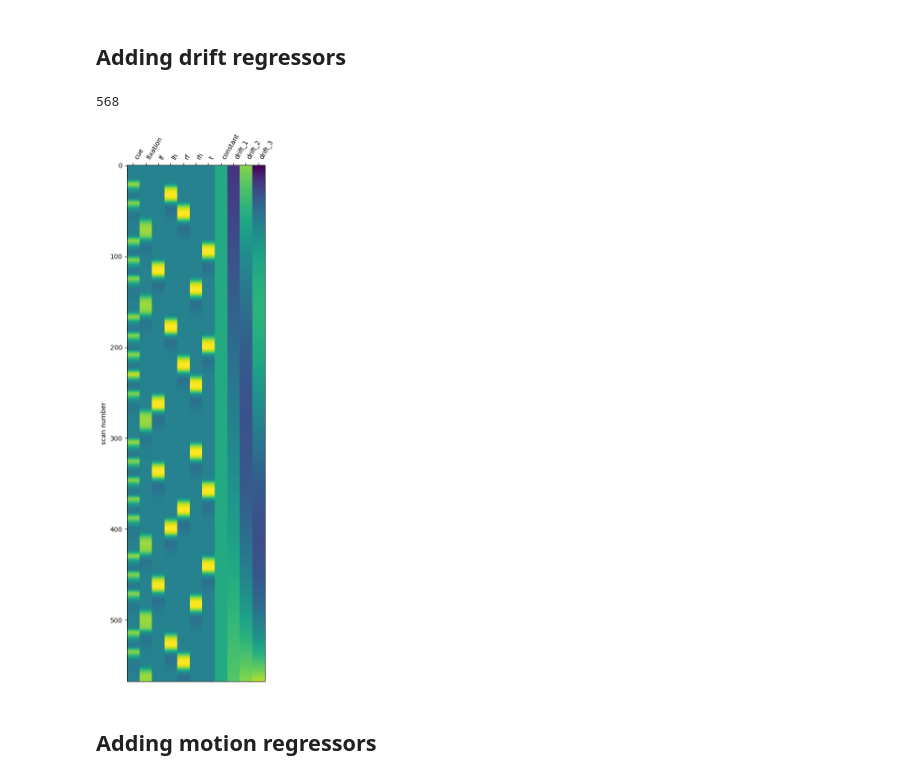
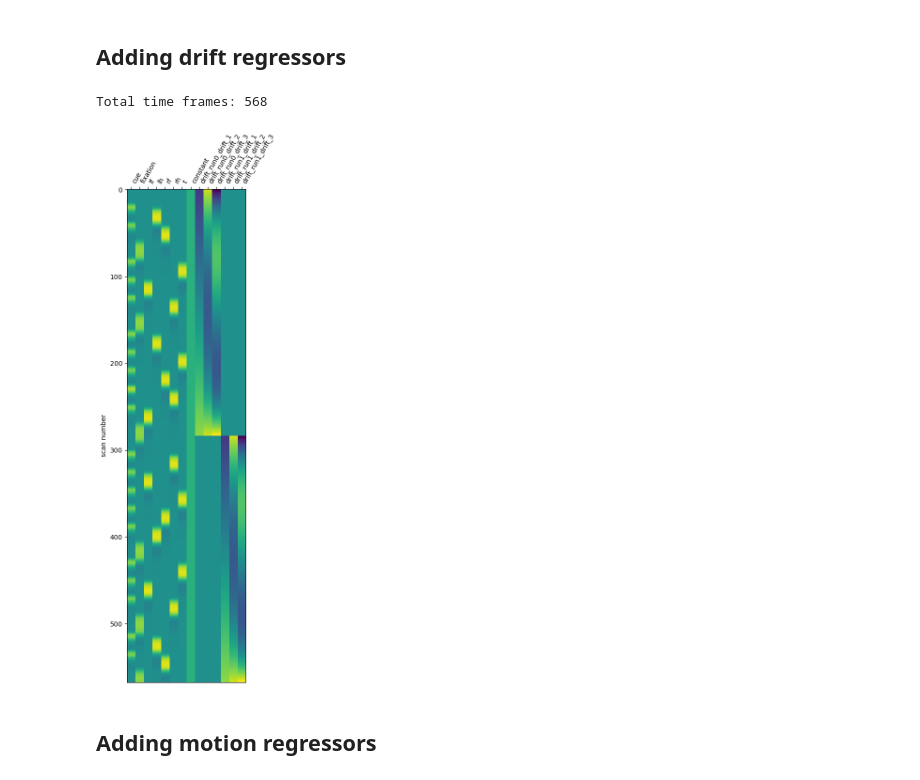
Before and after one commit to bintaDouk/NSSP-Mini-Project-1, a Jupyter notebook: Mini-Project1.ipynb, the cells around one changed output. Cells and saved outputs as stored; diff of their text form; code cells hidden in the pictures.

```diff
--- a/Mini-Project1.ipynb
+++ b/Mini-Project1.ipynb
@@ -491,36 +491,55 @@ Regressor names: ['cue', 'fixation', 'lf', 'lh', 'rf', 'rh', 't', 'constant']
 [figure]
 # %% [markdown]
 ## Adding drift regressors
-# %%
-from nilearn.glm.first_level.design_matrix import _make_drift
-TR = fmri_img.header.get_zooms()[3]
-nbr_time_frame = fmri_img.shape[3]
-print(nbr_time_frame)
-
-column_values, column_names = _make_drift(drift_model='polynomial', frame_times=np.arange(0, 568*0.72,0.72),
-                                          order=3,
-                                          high_pass=0.01)
-design_mat = fmri_glm.design_matrices_[0]
-
-# If there is a mismatch, trim column_values to match the length of design_mat
-if column_values.shape[0] > len(design_mat):
-    column_values = column_values[:len(design_mat)]
-elif column_values.shape[0] < len(design_mat):
-    raise ValueError("column_values is shorter than design_mat, check input parameters.")
-
-for (col, name) in zip(column_values.T, column_names):
-    design_mat[name] = col
-
-
-# Save the plot
-fig, ax = plt.subplots(figsize=(4, 12))
-plot_design_matrix(design_mat, ax=ax)
-save_path = op.join(preproc_root, 'sub-101410', 'func', 'design_matrix_drifts_plot.png')
-fig.savefig(save_path, bbox_inches='tight', dpi=300)
-plt.show()
-# %% [output]
-568
-[figure, removed]
+# %%
+from nilearn.glm.first_level.design_matrix import _make_drift
+from nilearn.plotting import plot_design_matrix
+import numpy as np
+import matplotlib.pyplot as plt
+import os.path as op
+
+#Parameters
+TR = fmri_img.header.get_zooms()[3]
+nbr_time_frame = fmri_img.shape[3]
+print("Total time frames:", nbr_time_frame)
+
+
+n_runs = 2
+scans_per_run = [nbr_time_frame // n_runs] * n_runs
+taskRT = TR
+
+design_mat = fmri_glm.design_matrices_[0].copy()
+design_matrix_drifts = design_mat.copy()
+
+for run in range(n_runs):
+    n_scans = scans_per_run[run]
+    start_idx = run * n_scans
+    end_idx = (run + 1) * n_scans
+
+    frame_times = np.arange(n_scans) * taskRT
+    run_drift, drift_names = _make_drift(
+        drift_model='polynomial',
+        frame_times=frame_times,
+        order=3,
+        high_pass=0.01
+    )
+    for col_idx, name in enumerate(drift_names):
+        if "constant" in name.lower():
+            continue
+
+        col = np.zeros(len(design_matrix_drifts))
+        col[start_idx:end_idx] = run_drift[:, col_idx]
+        design_matrix_drifts[f'drift_run{run}_{name}'] = col
+
+# Plot and save
+fig, ax = plt.subplots(figsize=(4, 12))
+plot_design_matrix(design_matrix_drifts, ax=ax)
+save_path = op.join(preproc_root, 'sub-101410', 'func', 'design_matrix_drifts_per_run.png')
+fig.savefig(save_path, bbox_inches='tight', dpi=300)
+plt.show()
+# %% [output]
+Total time frames: 568
+[figure, added]
 # %% [markdown]
 ## Adding motion regressors
 # %%
```
Also changed, not shown: parts of 6 cells of this notebook, 4 other files.
